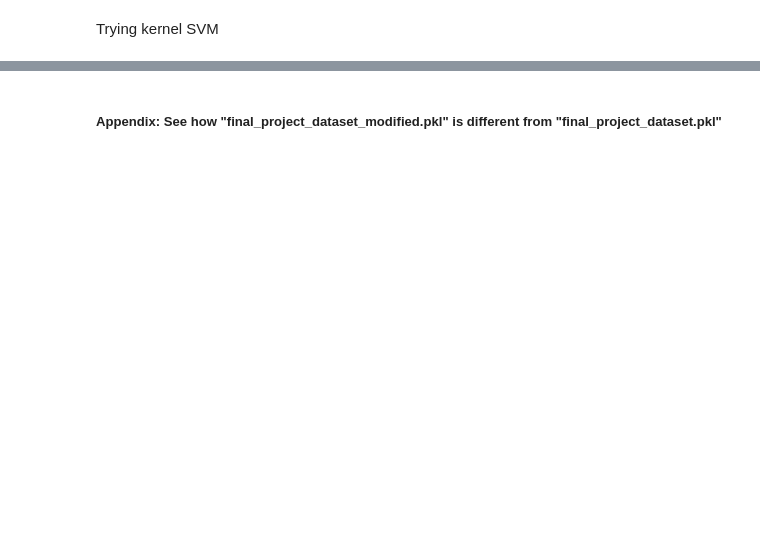
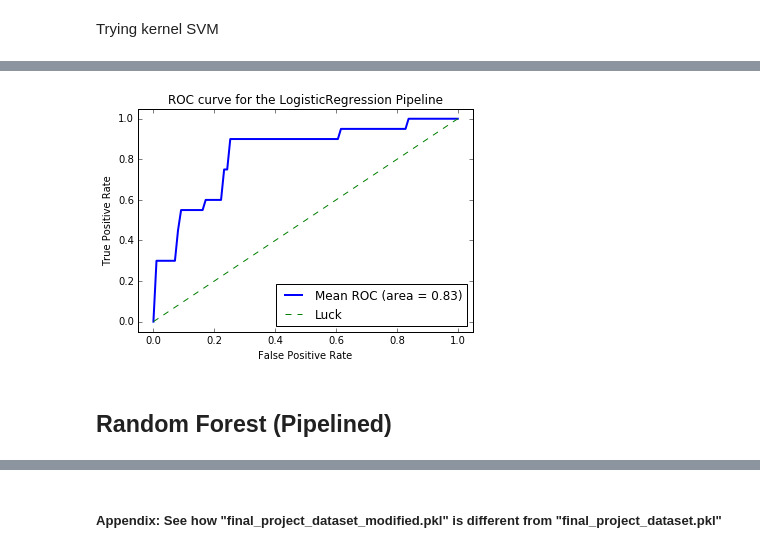
Before and after one commit to ihkihk/datan, a Jupyter notebook: p5_enron/p5_enron.ipynb, the cells around one changed output, grey strips where cells are left out. Cells and saved outputs as stored; diff of their text form; code cells hidden in the pictures; blank space fills up the shorter version.

```diff
--- a/p5_enron/p5_enron.ipynb
+++ b/p5_enron/p5_enron.ipynb
@@ -274,8 +287,8 @@ print X_imputed.shape, y.shape
 # %% [markdown]
 Choosing best features
 # %%
-selector = SelectKBest(k=17, score_func=f_classif)
+selector = SelectKBest(k=10, score_func=f_classif)
 X_kbest = selector.fit_transform(X_imputed, y)
-print sorted(selector.scores_)
+print sorted(zip(selector.scores_, feature_names))
 print X_kbest.shape
 # %% [output]
@@ -390,5 +351,5 @@ print cross_val_score(clf1, X_new_scaled, y, scoring='recall').mean()
 Trying kernel SVM
 # %%
 clf2 = SVC(random_state=23, kernel='rbf', C=0.1, gamma=0.1)
-clf2.fit(X_new_scaled, y)
-print cross_val_score(clf2, X_new_scaled, y, scoring='recall').mean()
+clf2.fit(X_kbest_scaled_pca, y)
+print cross_val_score(clf2, X_kbest_scaled_pca, y, scoring='recall').mean()
@@ -396,0 +449,23 @@ y[y==0].size / float(y.size)
+# %%
+n_jobs = -1 # Set to -1 to use all CPU
+scoring = 'recall' # Better adapter to unbalanced feature classes
+
+warnings.filterwarnings('ignore')
+clf = Pipeline([#('poly', PolynomialFeatures(include_bias=False,interaction_only=True)),
+                ('kbest', SelectKBest()),
+                ('scaler', MinMaxScaler()),
+                ('pca', PCA()),
+                ('logreg', LogisticRegression(penalty='l2', class_weight='balanced',
+                                              solver='liblinear', random_state=123))])
+
+poly_degree = [1,2]
+n_components = [2, 3, 4, 5, 6, 7]
+Cs = np.logspace(-4, 4, 3)
+k = [12,14,16,18,20]
+
+cv = StratifiedShuffleSplit(y, n_iter=100, test_size=0.1, random_state=42)
+grid_search = GridSearchCV(clf, dict(#poly__degree=poly_degree,
+                                     pca__n_components=n_components,
+                                     kbest__k=k, logreg__C=Cs), cv=cv, error_score=0,
+                           scoring=scoring, n_jobs=n_jobs)
+%timeit -r1 grid_search.fit(X_imputed, y)
@@ -396,0 +521,6 @@ y[y==0].size / float(y.size)
+# %%
+plot_roc_curve(grid_search.best_estimator_, "LogisticRegression Pipeline", "logreg_roc.eps")
+# %% [output]
+[figure, added]
+# %% [markdown]
+## Random Forest (Pipelined)
```
Also changed, not shown: parts of 54 cells of this notebook, 5 other files.
